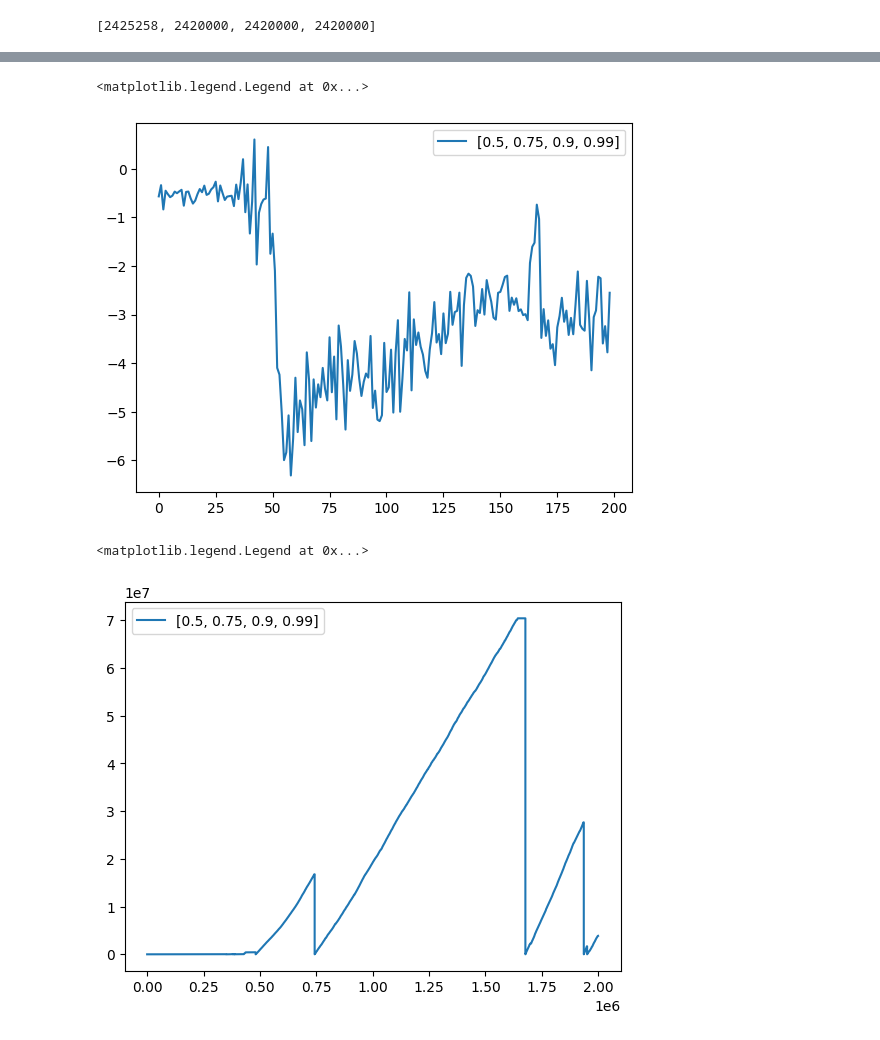
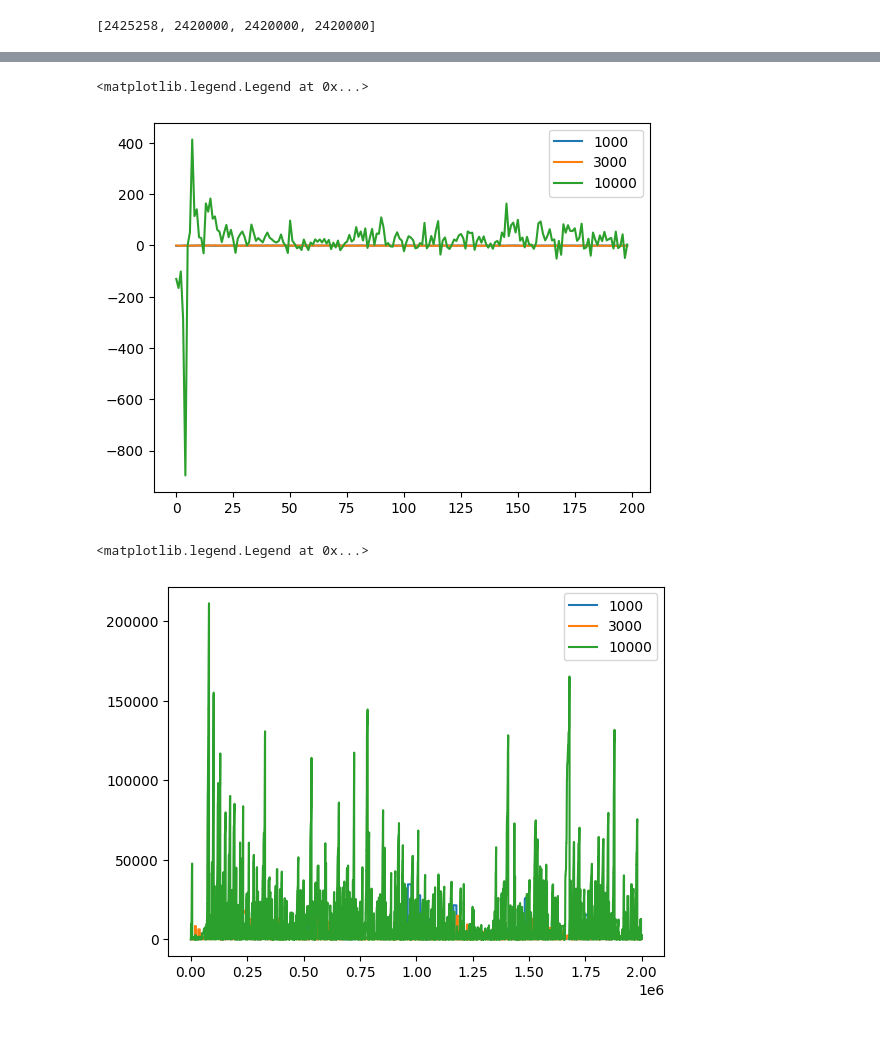
Before and after one commit to na-trium-144/pumila, a Jupyter notebook: notebook/pumila12.ipynb, the cells around one changed output, grey strips where cells are left out. Drawn from its saved outputs; the diff is of its cells as text; code cells hidden in the pictures.

```diff
--- a/notebook/pumila12.ipynb
+++ b/notebook/pumila12.ipynb
@@ -65,8 +65,9 @@ def learn(hidden, gamma, it = 100000, model = None):
 models = []
 rewards = []
 scores = []
-for gamma in [0.9]:
-    model, reward, score = learn(300, gamma, 2000000)
+labels = [1000, 3000, 10000]
+for hidden in labels:
+    model, reward, score = learn(hidden, 0.9, 2000000)
     models.append(model)
     rewards.append(reward)
     scores.append(score)
@@ -102,10 +107,10 @@ plt.legend()
 # %%
 ar = np.array([m.diff_history[:l] for m in models])
-plt.plot(np.array([[np.average(ar[j, i:i+10000]) for i in range(0, l-10000, 10000)] for j in range(len(models))]).T, label=[0.5, 0.75, 0.9, 0.99])
+plt.plot(np.array([[np.average(ar[j, i:i+10000]) for i in range(0, l-10000, 10000)] for j in range(len(models))]).T, label=labels)
 plt.legend()
 # %% [output]
 <matplotlib.legend.Legend at 0x...>
-[figure, old version]
+[figure, new version]
 # %%
 # plt.plot(np.array(rewards).T, label=[0.5, 0.75, 0.9, 0.99])
 # plt.legend()
@@ -117,11 +122,11 @@ plt.legend()
 # )
 # plt.legend()
 # %%
-plt.plot(np.array(scores).T, label=[0.5, 0.75, 0.9, 0.99])
+plt.plot(np.array(scores).T, label=labels)
 plt.legend()
 # %% [output]
 <matplotlib.legend.Legend at 0x...>
-[figure, old version]
+[figure, new version]
 # %%
 ar = np.array(scores)
 plt.plot(
```
Also changed, not shown: parts of 4 cells of this notebook.
